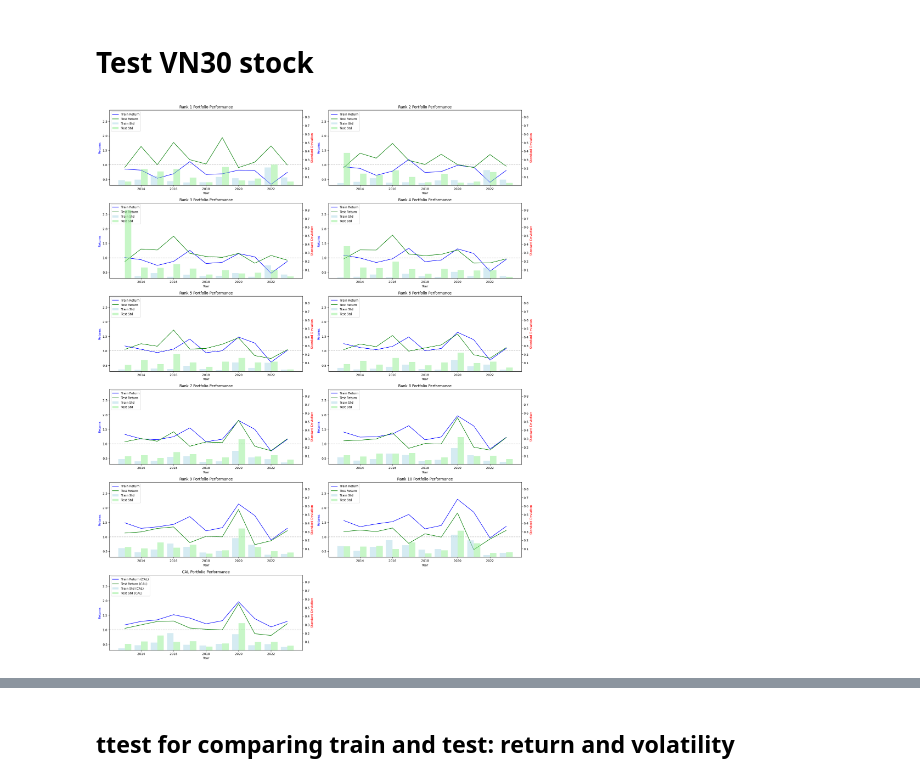
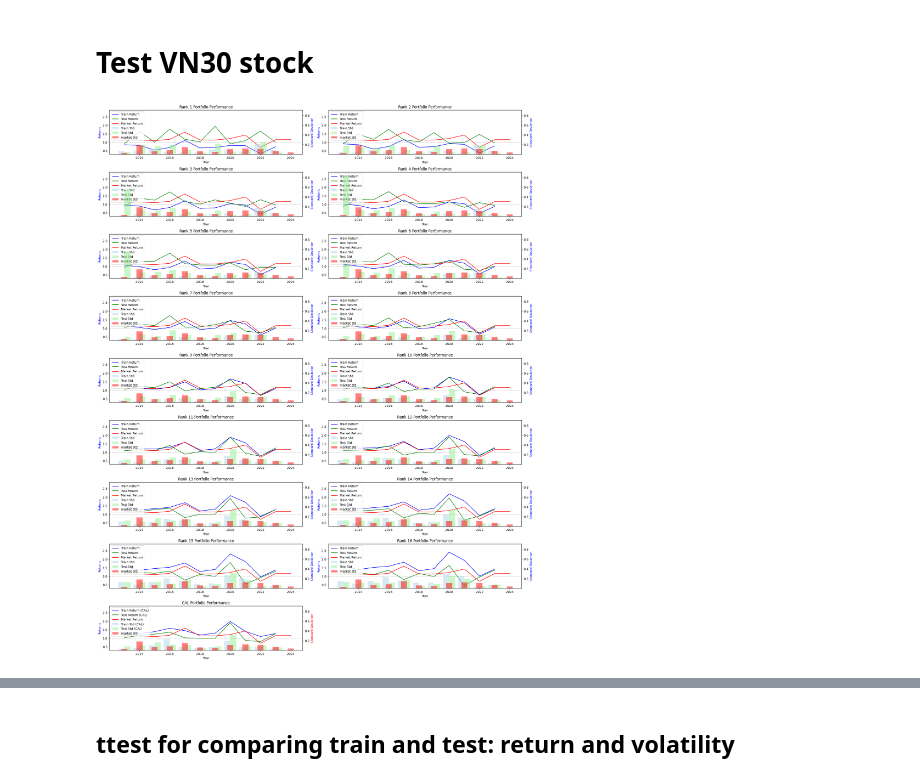
Before and after one commit to nguyentanquocbao/stock, a Jupyter notebook: 4. performance track.ipynb, the cells around one changed output, grey strips where cells are left out. Cells and saved outputs as stored; diff of their text form; code cells hidden in the pictures.

```diff
--- a/4. performance track.ipynb
+++ b/4. performance track.ipynb
@@ -20,7 +29,8 @@ stock_data.drop(columns=["symbol"], inplace=True)
 # %% [markdown]
 # Test VN30 stock
 # %%
-results = tracking(stock_data, index_l["VN30"]).sort_values(["year", "train_return"])
-plot_backtest_stategy(results)
+results, beta = tracking(stock_data, stock_list=index_l["VN30"], num_portfolios=16)
-# %% [output]
-[figure, removed]
+# %%
+plot_backtest_stategy(results, market_df_stat, num_portfolios=16)
+# %% [output]
+[figure, added]
```
Also changed, not shown: parts of 11 cells of this notebook, 7 other files.
